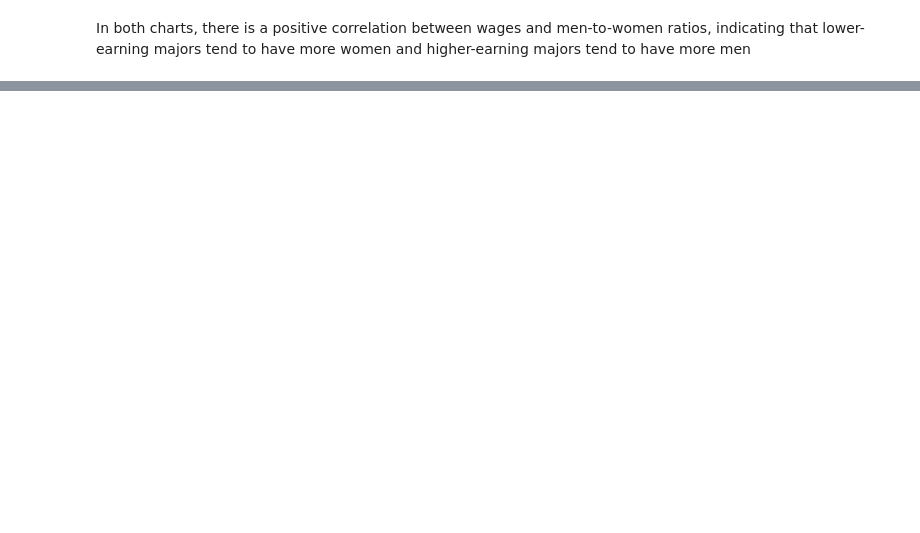
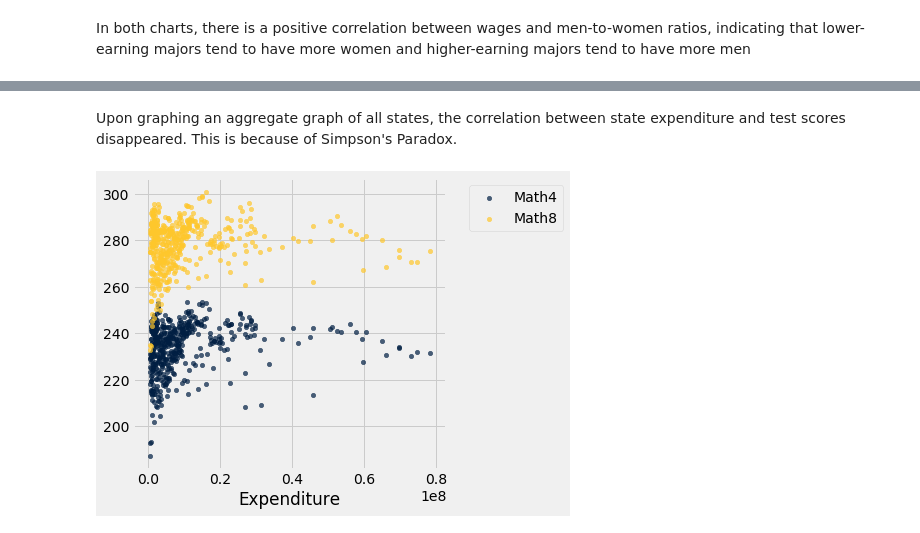
Before and after one commit to SpeedyCannon/ResearchDataScience, a Jupyter notebook: Python Testing.ipynb, the cells around one changed output, grey strips where cells are left out. Drawn from its saved outputs; the diff is of its cells as text; code cells hidden in the pictures; blank space fills up the shorter version.

```diff
--- a/Python Testing.ipynb
+++ b/Python Testing.ipynb
@@ -130,0 +154,3 @@ cs_wage_and_gender_ratio.plot('Median','MenToWomen')
+# %%
+test_scores_all=Table.read_table('states_all.csv')
+test_scores_all
@@ -130,0 +170,7 @@ cs_wage_and_gender_ratio.plot('Median','MenToWomen')
+# %%
+# cleaning data
+test_scores=Table().with_columns('Year',test_scores_all.column('YEAR'),'State',test_scores_all.column('STATE'),
+                                 'Revenue',test_scores_all.column('TOTAL_REVENUE'),'Expenditure',test_scores_all.column('TOTAL_EXPENDITURE'),
+                                 'Math4',test_scores_all.column('AVG_MATH_4_SCORE'),'Reading4',test_scores_all.column('AVG_READING_4_SCORE'),
+                                 'Math8',test_scores_all.column('AVG_MATH_8_SCORE'),'Reading8',test_scores_all.column('AVG_READING_8_SCORE'))
+test_scores
@@ -130,0 +190,8 @@ cs_wage_and_gender_ratio.plot('Median','MenToWomen')
+# %% [markdown]
+<p>Upon graphing an aggregate graph of all states, the correlation between state expenditure and test scores disappeared. This is because of Simpson's Paradox.</p>
+# %%
+def scatter_test_scores(table):
+    table.scatter('Expenditure',make_array('Math4','Math8'))
+scatter_test_scores(test_scores)
+# %% [output]
+[figure, added]
```
Also changed, not shown: parts of 17 cells of this notebook.
